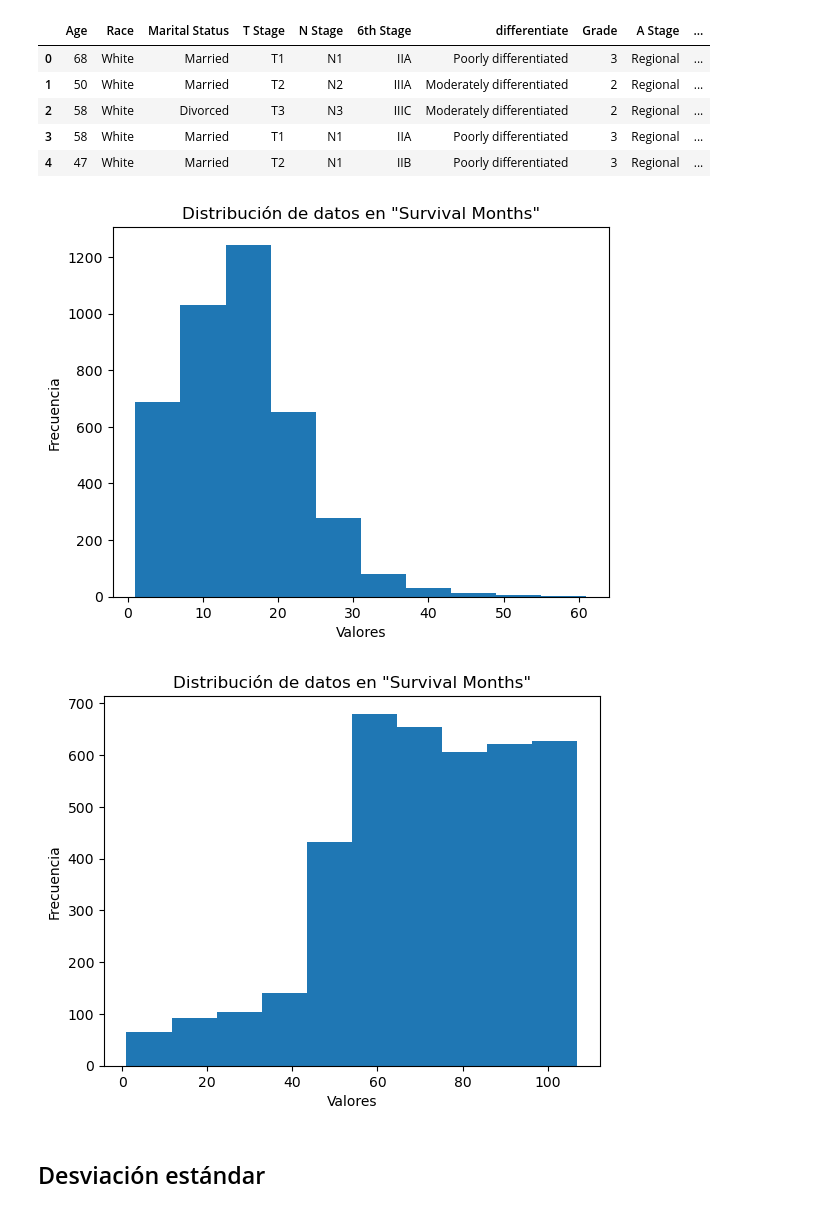
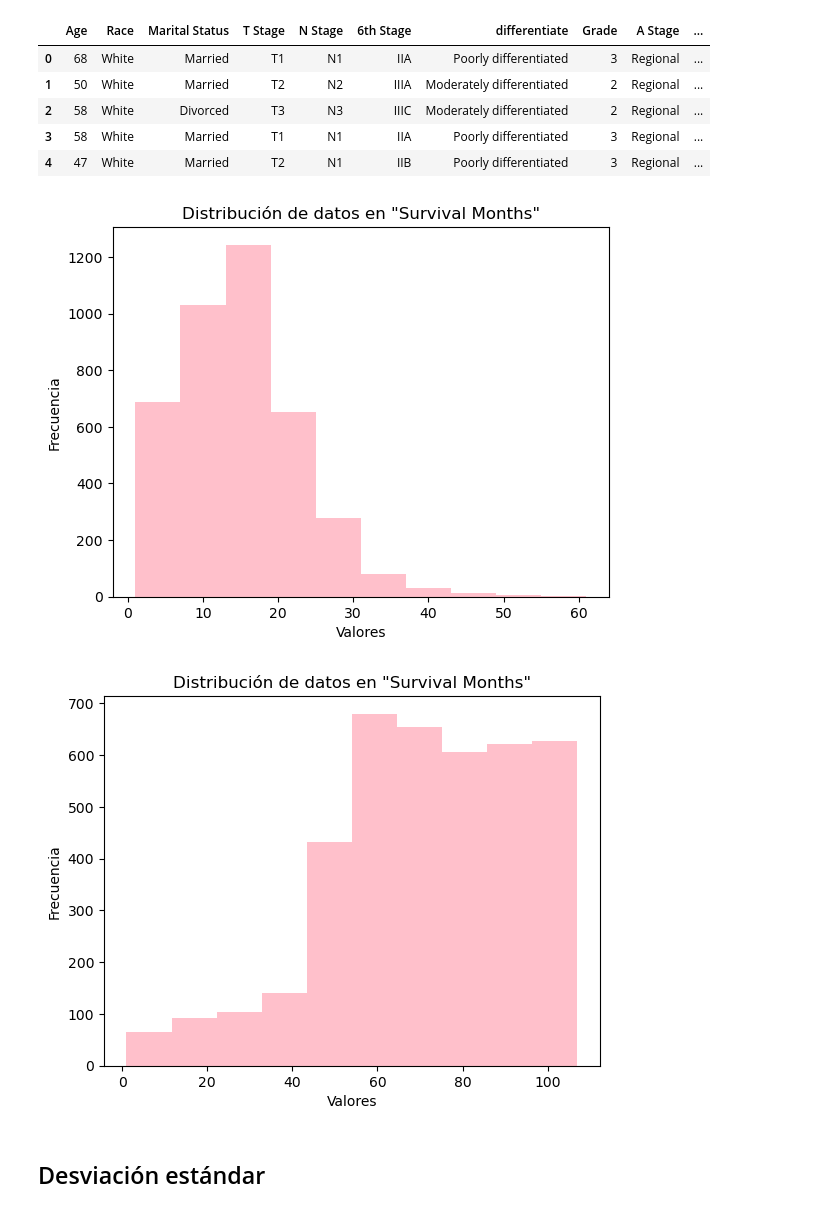
Before and after one commit to TheLudway/cancer-de-mama, a Jupyter notebook: Kaggle_Tomas.ipynb, the cells around one changed output. Cells and saved outputs as stored; diff of their text form; code cells hidden in the pictures.

Commit message:
Cambio de color gráficos por rosado

```diff
--- a/Kaggle_Tomas.ipynb
+++ b/Kaggle_Tomas.ipynb
@@ -81,21 +92,21 @@ df.head()
 | 3 | 58 | White | Married | T1 | N1 | IIA | Poorly differentiated | 3 | Regional | ... |
 | 4 | 47 | White | Married | T2 | N1 | IIB | Poorly differentiated | 3 | Regional | ... |
 # %%
-df['Regional Node Examined'].plot.hist(bins=10)
+df['Regional Node Examined'].plot.hist(bins=10, color="#FFC0CB")
 plt.xlabel('Valores')
 plt.ylabel('Frecuencia')
 plt.title('Distribución de datos en "Survival Months"')
 plt.show()
 # %% [output]
-[figure, old version]
+[figure, new version]
 # %%
-df['Survival Months'].plot.hist(bins=10)
+df['Survival Months'].plot.hist(bins=10, color="#FFC0CB")
 plt.xlabel('Valores')
 plt.ylabel('Frecuencia')
 plt.title('Distribución de datos en "Survival Months"')
 plt.show()
 # %% [output]
-[figure, old version]
+[figure, new version]
 # %% [markdown]
 ## Desviación estándar
 # %%
```
Also changed, not shown: parts of 7 cells of this notebook.
